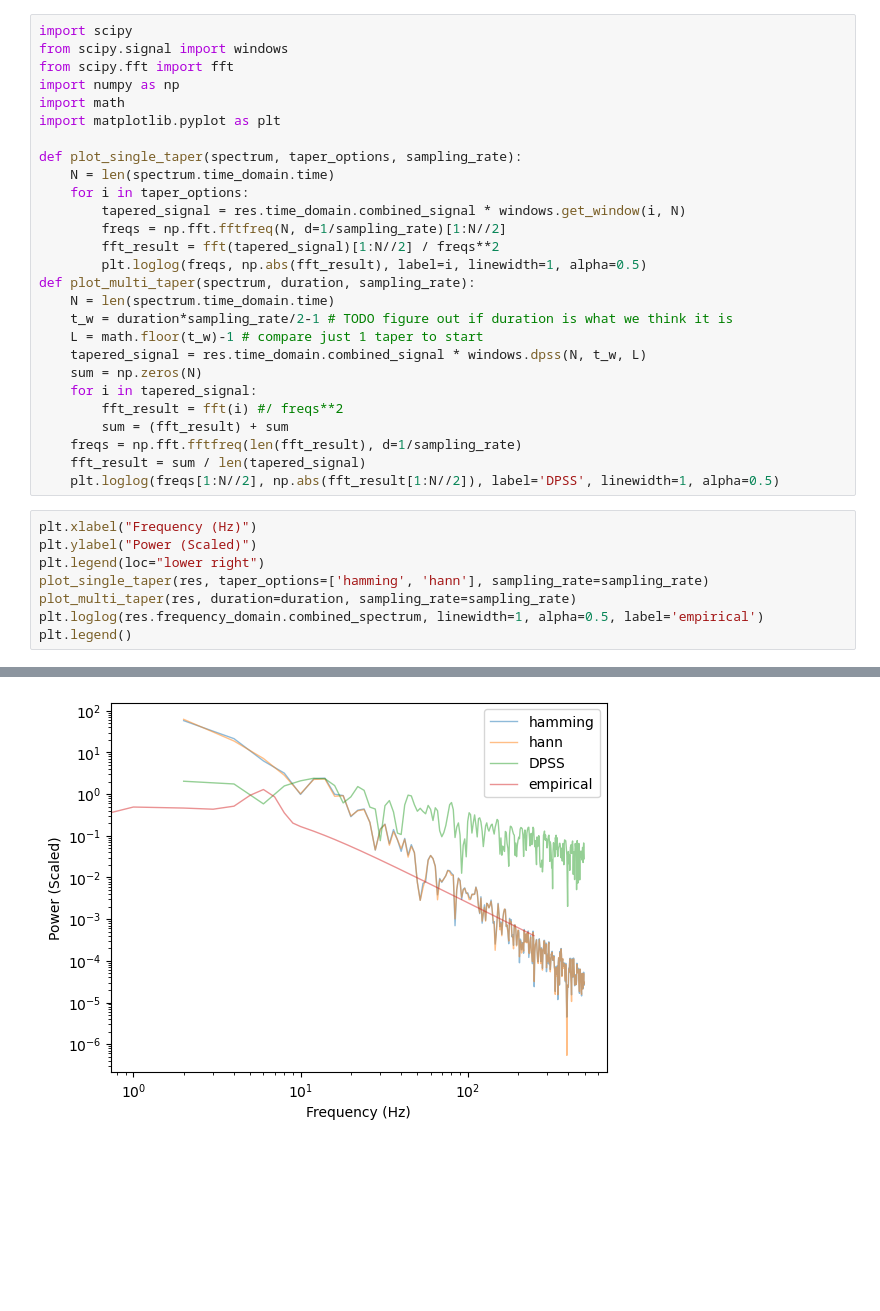
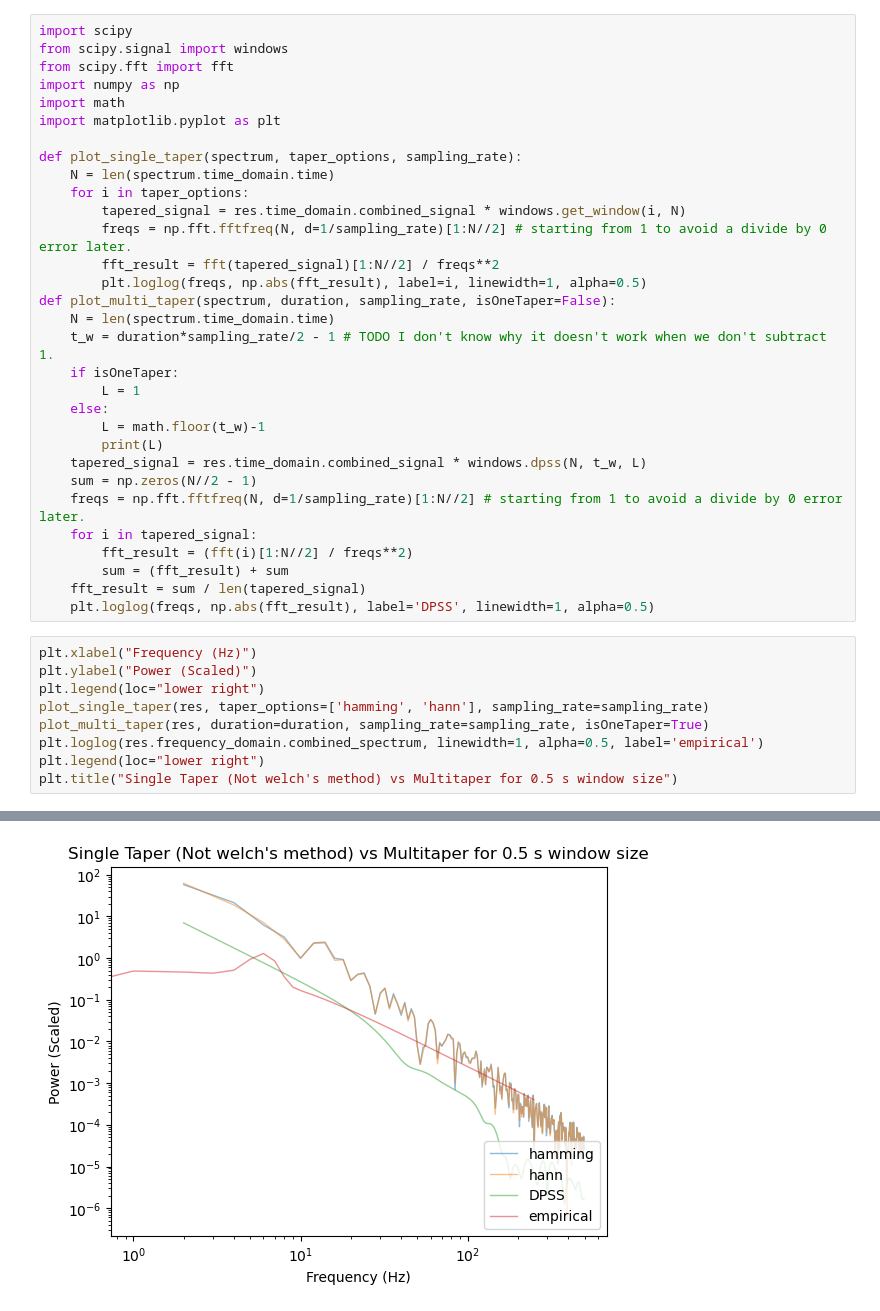
Before and after one commit to anika-kum/spectral-analysis-comparison, a Jupyter notebook: notebook.ipynb, the cells around one changed output, grey strips where cells are left out. Saved outputs shown, nothing was run; the diff lists cells and outputs as text; blank space fills up the shorter version.

Commit message:
more cleanup and added single taper option for multitaper

```diff
--- a/notebook.ipynb
+++ b/notebook.ipynb
@@ -33,27 +31,32 @@ def plot_single_taper(spectrum, taper_options, sampling_rate):
     N = len(spectrum.time_domain.time)
     for i in taper_options:
         tapered_signal = res.time_domain.combined_signal * windows.get_window(i, N)
-        freqs = np.fft.fftfreq(N, d=1/sampling_rate)[1:N//2]
+        freqs = np.fft.fftfreq(N, d=1/sampling_rate)[1:N//2] # starting from 1 to avoid a divide by 0 error later.
         fft_result = fft(tapered_signal)[1:N//2] / freqs**2
         plt.loglog(freqs, np.abs(fft_result), label=i, linewidth=1, alpha=0.5)
-def plot_multi_taper(spectrum, duration, sampling_rate):
+def plot_multi_taper(spectrum, duration, sampling_rate, isOneTaper=False):
     N = len(spectrum.time_domain.time)
-    t_w = duration*sampling_rate/2-1 # TODO figure out if duration is what we think it is
-    L = math.floor(t_w)-1 # compare just 1 taper to start
+    t_w = duration*sampling_rate/2 - 1 # TODO I don't know why it doesn't work when we don't subtract 1.
+    if isOneTaper:
+        L = 1
+    else:
+        L = math.floor(t_w)-1
+        print(L)
     tapered_signal = res.time_domain.combined_signal * windows.dpss(N, t_w, L)
-    sum = np.zeros(N)
+    sum = np.zeros(N//2 - 1)
+    freqs = np.fft.fftfreq(N, d=1/sampling_rate)[1:N//2] # starting from 1 to avoid a divide by 0 error later.
     for i in tapered_signal:
-        fft_result = fft(i) #/ freqs**2
+        fft_result = (fft(i)[1:N//2] / freqs**2)
         sum = (fft_result) + sum
-    freqs = np.fft.fftfreq(len(fft_result), d=1/sampling_rate)
     fft_result = sum / len(tapered_signal)
-    plt.loglog(freqs[1:N//2], np.abs(fft_result[1:N//2]), label='DPSS', linewidth=1, alpha=0.5)
+    plt.loglog(freqs, np.abs(fft_result), label='DPSS', linewidth=1, alpha=0.5)
 # %%
 plt.xlabel("Frequency (Hz)")
 plt.ylabel("Power (Scaled)")
 plt.legend(loc="lower right")
 plot_single_taper(res, taper_options=['hamming', 'hann'], sampling_rate=sampling_rate)
-plot_multi_taper(res, duration=duration, sampling_rate=sampling_rate)
+plot_multi_taper(res, duration=duration, sampling_rate=sampling_rate, isOneTaper=True)
 plt.loglog(res.frequency_domain.combined_spectrum, linewidth=1, alpha=0.5, label='empirical')
-plt.legend()
+plt.legend(loc="lower right")
+plt.title("Single Taper (Not welch's method) vs Multitaper for 0.5 s window size")
 # %% [output]
@@ -61 +64 @@ plt.legend()
-[figure, old version]
+[figure, new version]
```
Also changed, not shown: parts of 2 cells of this notebook.
